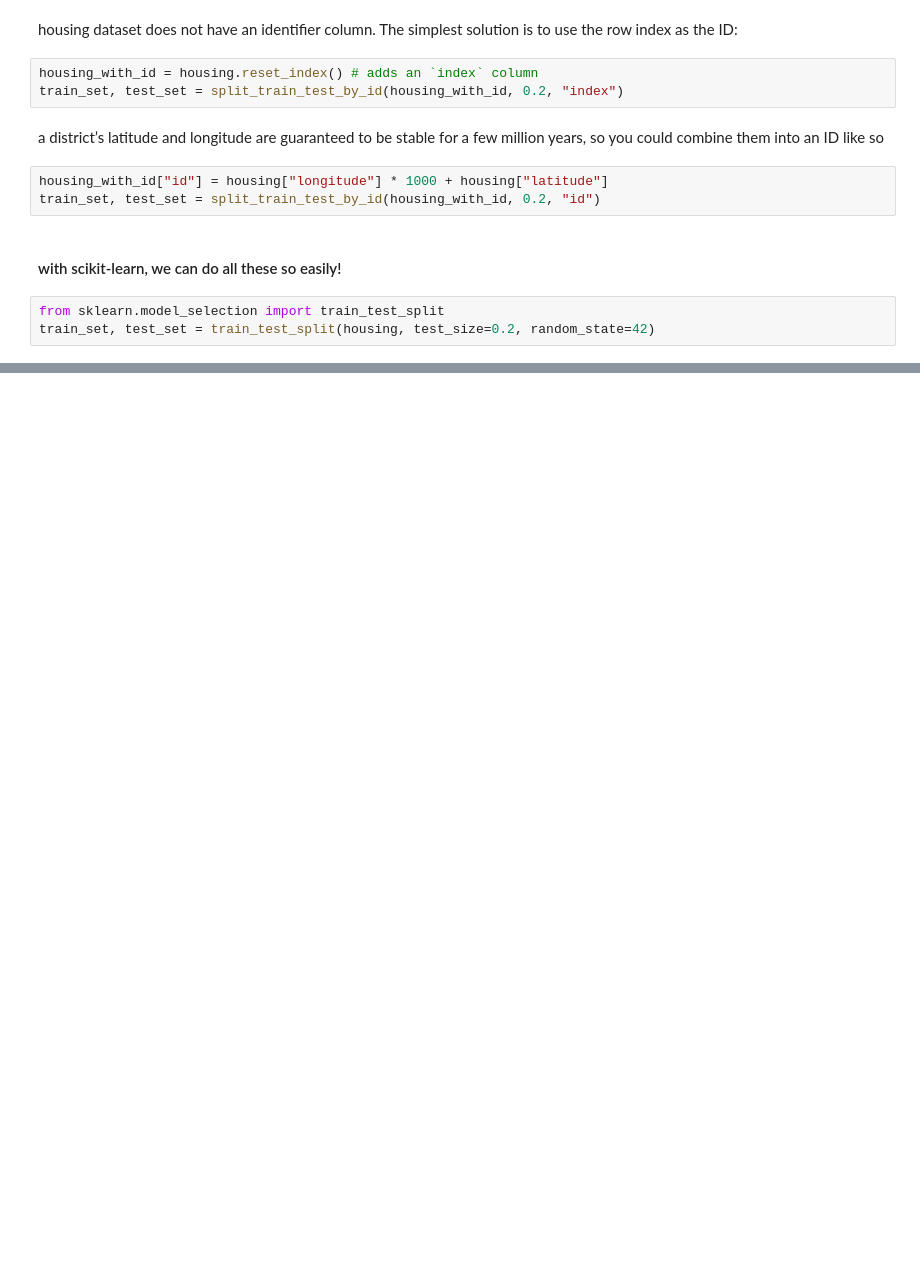
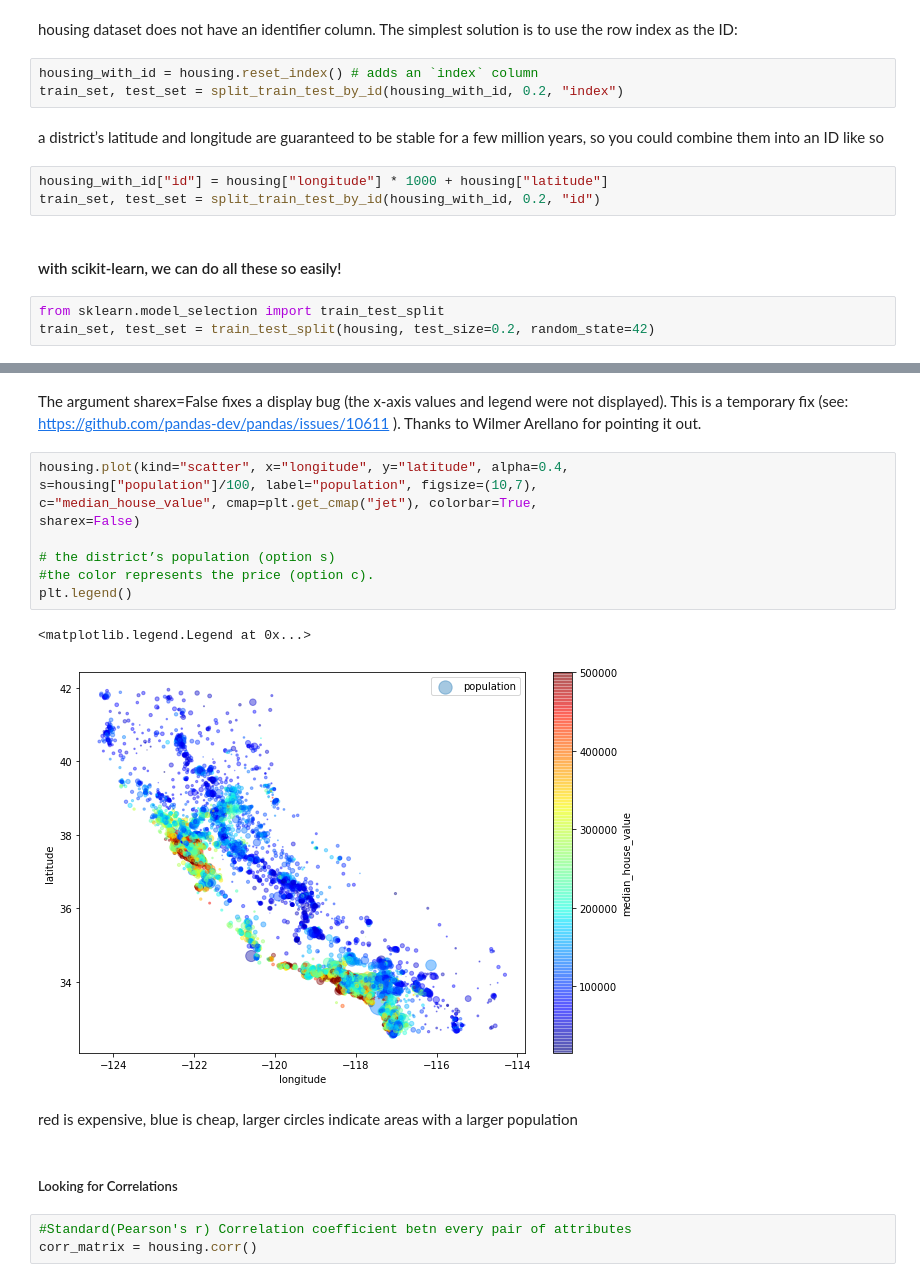
Before and after one commit to utshabkg/ML_Competition-AND-Practice, a Jupyter notebook: Practice/Hands on ML with Scikit Learn and TF/Chapter 2/housing.ipynb, the cells around one changed output, grey strips where cells are left out. Drawn from its saved outputs; the diff is of its cells as text; blank space fills up the shorter version.

```diff
--- a/Practice/Hands on ML with Scikit Learn and TF/Chapter 2/housing.ipynb
+++ b/Practice/Hands on ML with Scikit Learn and TF/Chapter 2/housing.ipynb
@@ -153,0 +223,22 @@ train_set, test_set = train_test_split(housing, test_size=0.2, random_state=42)
+# %% [markdown]
+The argument sharex=False fixes a display bug (the x-axis values and legend were not displayed). This is a temporary fix (see: https://github.com/pandas-dev/pandas/issues/10611 ). Thanks to Wilmer Arellano for pointing it out.
+# %%
+housing.plot(kind="scatter", x="longitude", y="latitude", alpha=0.4,
+s=housing["population"]/100, label="population", figsize=(10,7),
+c="median_house_value", cmap=plt.get_cmap("jet"), colorbar=True,
+sharex=False)
+
+# the district’s population (option s)
+#the color represents the price (option c).
+plt.legend()
+# %% [output]
+<matplotlib.legend.Legend at 0x...>
+[figure, added]
+# %% [markdown]
+red is expensive, blue is cheap, larger circles indicate
+areas with a larger population
+# %% [markdown]
+##### Looking for Correlations
+# %%
+#Standard(Pearson's r) Correlation coefficient betn every pair of attributes
+corr_matrix = housing.corr()
```
Also changed, not shown: parts of 17 cells of this notebook.
